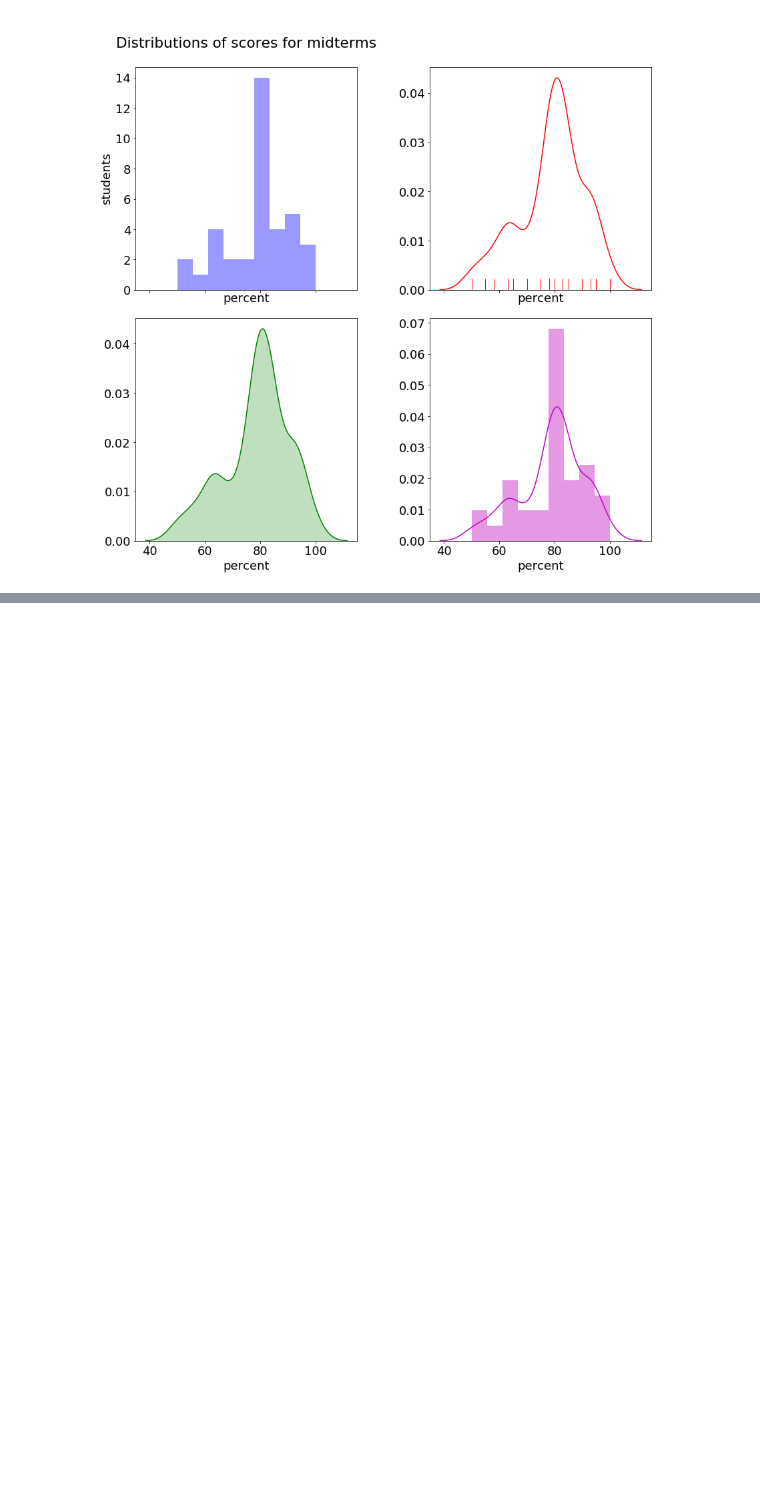
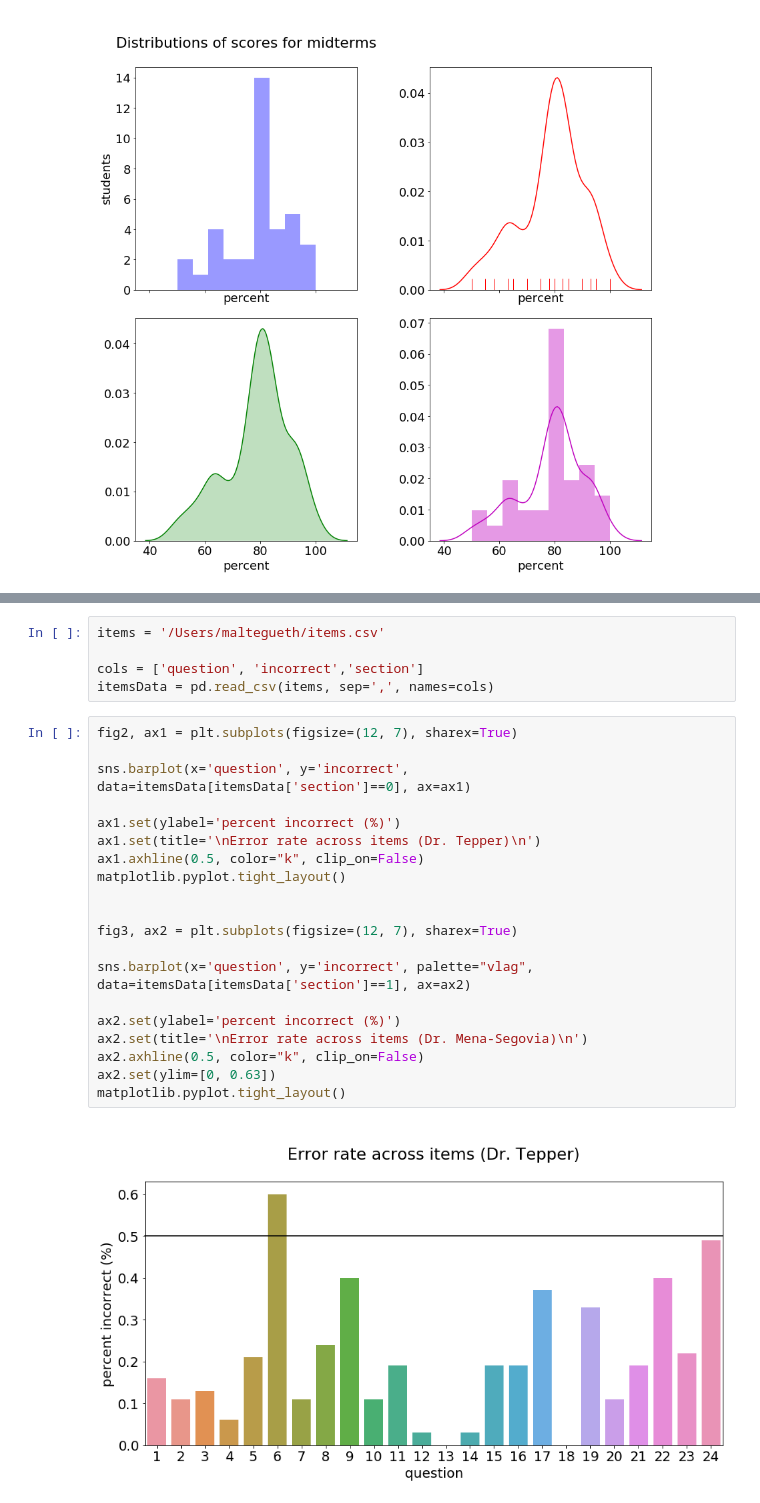
Before and after one commit to MalteGueth/test, a Jupyter notebook: midterms_stats.ipynb, the cells around one changed output, grey strips where cells are left out. Drawn from its saved outputs; the diff is of its cells as text; blank space fills up the shorter version.

```diff
--- a/midterms_stats.ipynb
+++ b/midterms_stats.ipynb
@@ -68,0 +71,27 @@ matplotlib.pyplot.tight_layout()
+# %%
+items = '/Users/maltegueth/items.csv'
+
+cols = ['question', 'incorrect','section']
+itemsData = pd.read_csv(items, sep=',', names=cols)
+# %%
+fig2, ax1 = plt.subplots(figsize=(12, 7), sharex=True)
+
+sns.barplot(x='question', y='incorrect', data=itemsData[itemsData['section']==0], ax=ax1)
+
+ax1.set(ylabel='percent incorrect (%)')
+ax1.set(title='\nError rate across items (Dr. Tepper)\n')
+ax1.axhline(0.5, color="k", clip_on=False)
+matplotlib.pyplot.tight_layout()
+
+
+fig3, ax2 = plt.subplots(figsize=(12, 7), sharex=True)
+
+sns.barplot(x='question', y='incorrect', palette="vlag", data=itemsData[itemsData['section']==1], ax=ax2)
+
+ax2.set(ylabel='percent incorrect (%)')
+ax2.set(title='\nError rate across items (Dr. Mena-Segovia)\n')
+ax2.axhline(0.5, color="k", clip_on=False)
+ax2.set(ylim=[0, 0.63])
+matplotlib.pyplot.tight_layout()
+# %% [output]
+[figure, added]
```
Also changed, not shown: parts of 6 cells of this notebook.
